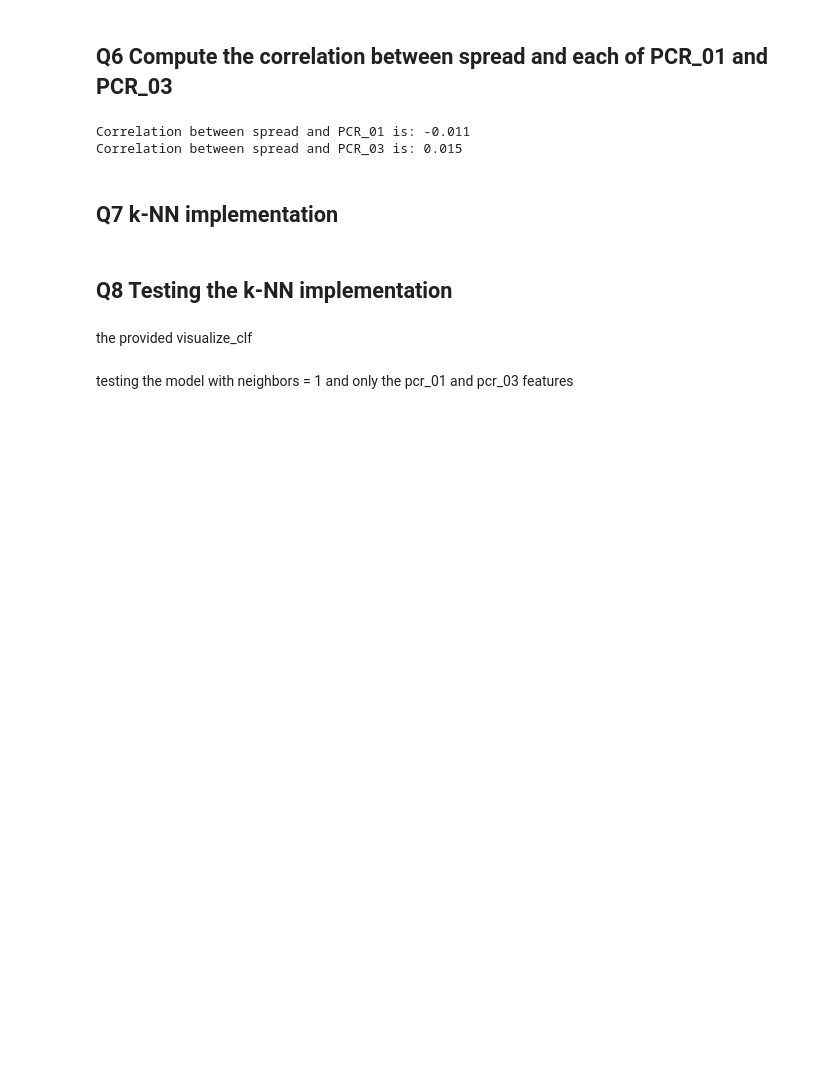
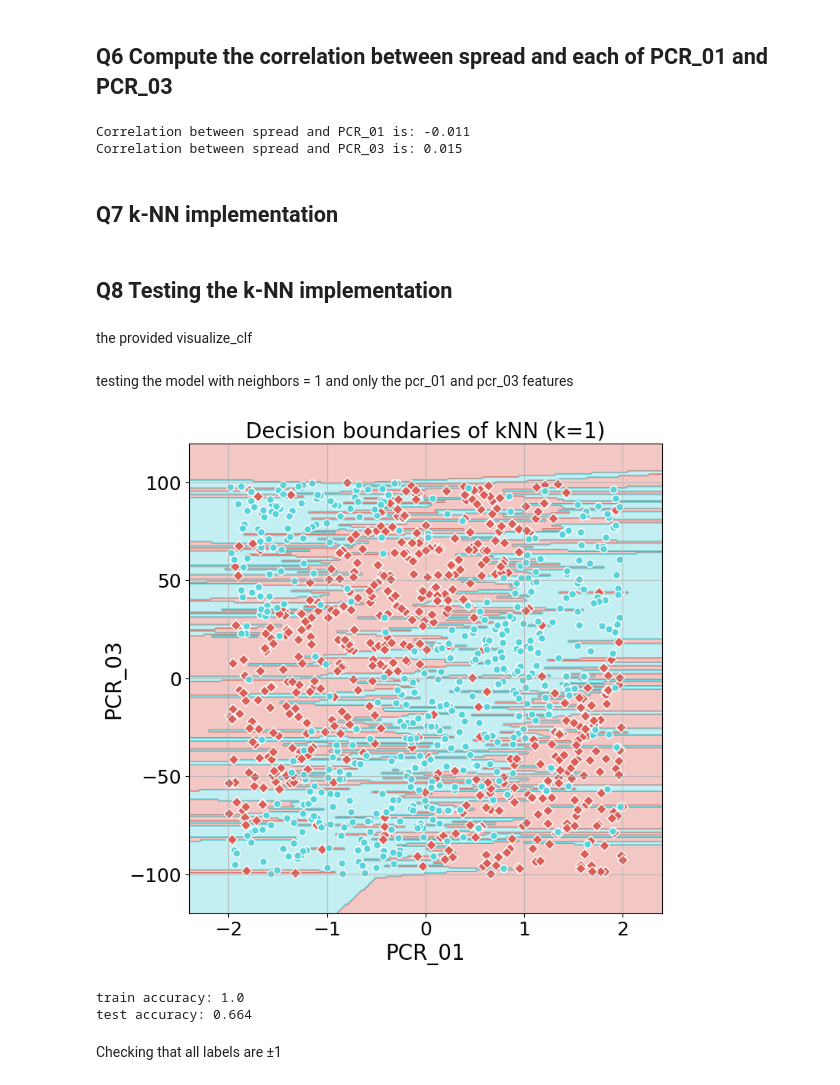
Before and after one commit to SimBoi/ML-major-hw1, a Jupyter notebook: 322544289-318828357.ipynb, the cells around one changed output. Saved outputs shown, nothing was run; the diff lists cells and outputs as text; code cells hidden in the pictures; blank space fills up the shorter version.

```diff
--- a/322544289-318828357.ipynb
+++ b/322544289-318828357.ipynb
@@ -184,0 +181,17 @@ clf.fit(train_set[['PCR_01', 'PCR_03']], train_set.spread)
+# %%
+X_train_tmp = train_set[['PCR_01', 'PCR_03']]
+y_train_tmp = train_set.spread
+X_test_tmp = test_set[['PCR_01', 'PCR_03']]
+y_test_tmp = test_set.spread
+
+clf = kNN(n_neighbors=1)
+clf.fit(X_train_tmp, y_train_tmp)
+visualize_clf(clf, X_train_tmp, y_train_tmp, "Decision boundaries of kNN (k=1)", "PCR_01", "PCR_03")
+print("train accuracy:", clf.score(X_train_tmp, y_train_tmp))
+print("test accuracy:", clf.score(X_test_tmp, y_test_tmp))
+# %% [output]
+[figure, added]
+train accuracy: 1.0
+test accuracy: 0.664
+# %% [markdown]
+Checking that all labels are ±1
```
Also changed, not shown: parts of 5 cells of this notebook.
